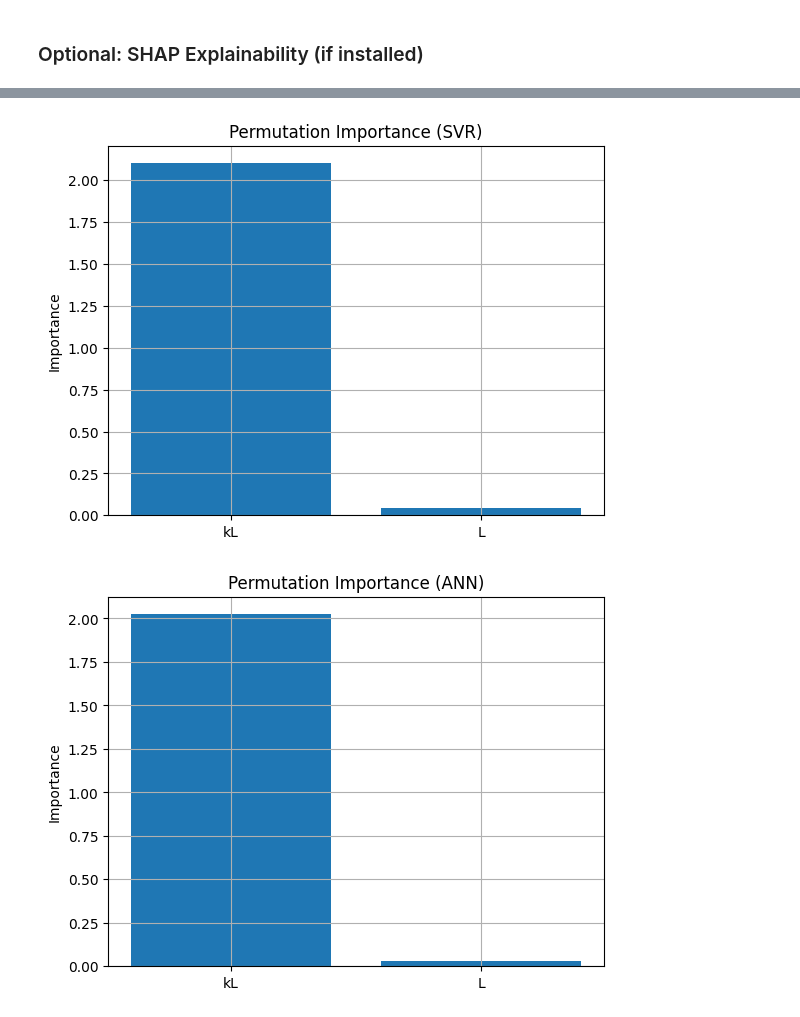
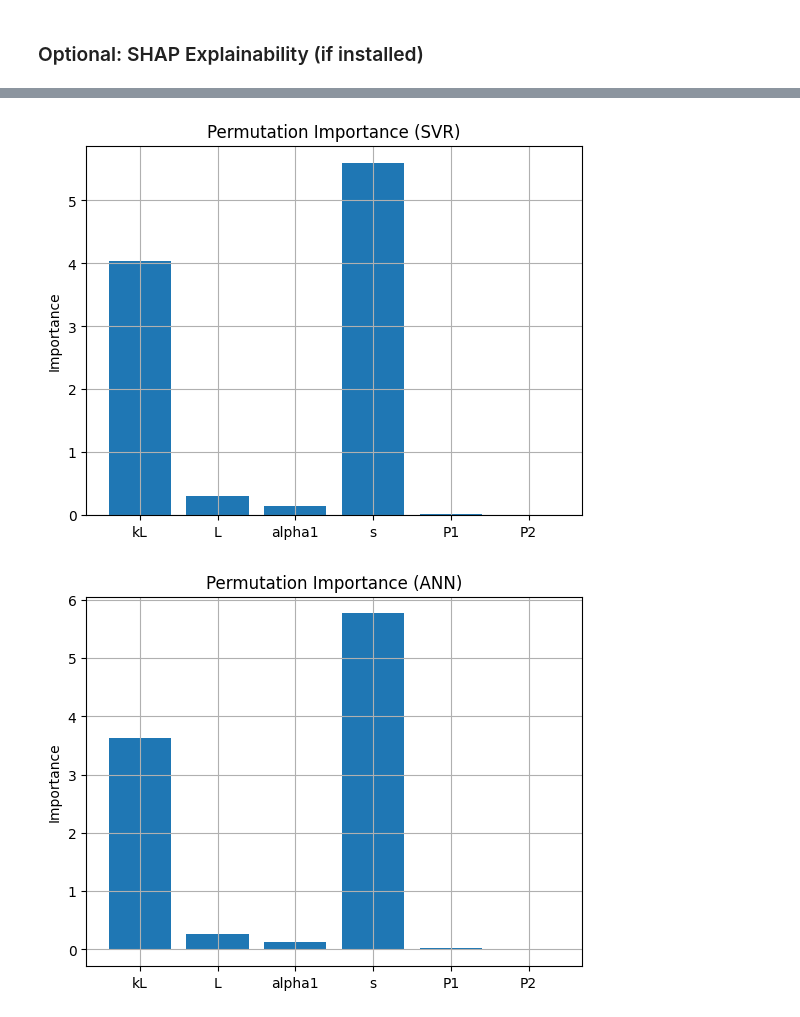
Before and after one commit to soniya-chaudhary-jha/sh-wave-ml-surrogate, a Jupyter notebook: classical_ml/executed_notebooks/05_ML_Model_Comparison_Final.ipynb, the cells around one changed output, grey strips where cells are left out. Saved outputs shown, nothing was run; the diff lists cells and outputs as text; code cells hidden in the pictures.

```diff
--- a/classical_ml/executed_notebooks/05_ML_Model_Comparison_Final.ipynb
+++ b/classical_ml/executed_notebooks/05_ML_Model_Comparison_Final.ipynb
@@ -29,7 +29,7 @@ from joblib import load
 ROOT = os.path.abspath("..")
 
 # Load model and data with basic checks
-data_path = os.path.join(ROOT, 'data', 'raw', 'dispersion_vs_L.xlsx')
+data_path = os.path.join(ROOT, 'data', 'raw', 'dispersion_full_dataset.xlsx')
 
 if not os.path.exists(data_path):
     raise FileNotFoundError(f'Data file not found: {data_path}')
@@ -37,7 +37,7 @@ if not os.path.exists(data_path):
 data = pd.read_excel(data_path)
 
 # Inputs
-X = data[["kL", "L"]].values
+X = data[["kL", "L", "alpha1", "s", "P1", "P2"]].values
 
 # Output (IMPORTANT)
 if 'c_beta' not in data.columns:
@@ -184,2 +184,2 @@ def plot_learning_curves(models, X, y):
 # %%
-plot_learning_curves(models, X, y)
+# plot_learning_curves(models, X, y)
@@ -321,7 +311,7 @@ def plot_permutation_importance(models, X_test, y_test, feature_names):
         plt.grid()
         plt.show()
 # %%
-feature_names = ["kL", "L"]  # adjust if needed
+feature_names = ["kL", "L", "alpha1", "s", "P1", "P2"]  # adjust if needed
 
 plot_feature_importance(models, X_train, y_train, feature_names)
 plot_permutation_importance(models, X_test, y_test, feature_names)
@@ -331,2 +321,2 @@ plot_permutation_importance(models, X_test, y_test, feature_names)
-[figure, old version]
+[figure, new version]
-[figure, old version]
+[figure, new version]
```
Also changed, not shown: parts of 27 cells of this notebook, 36 other files.
